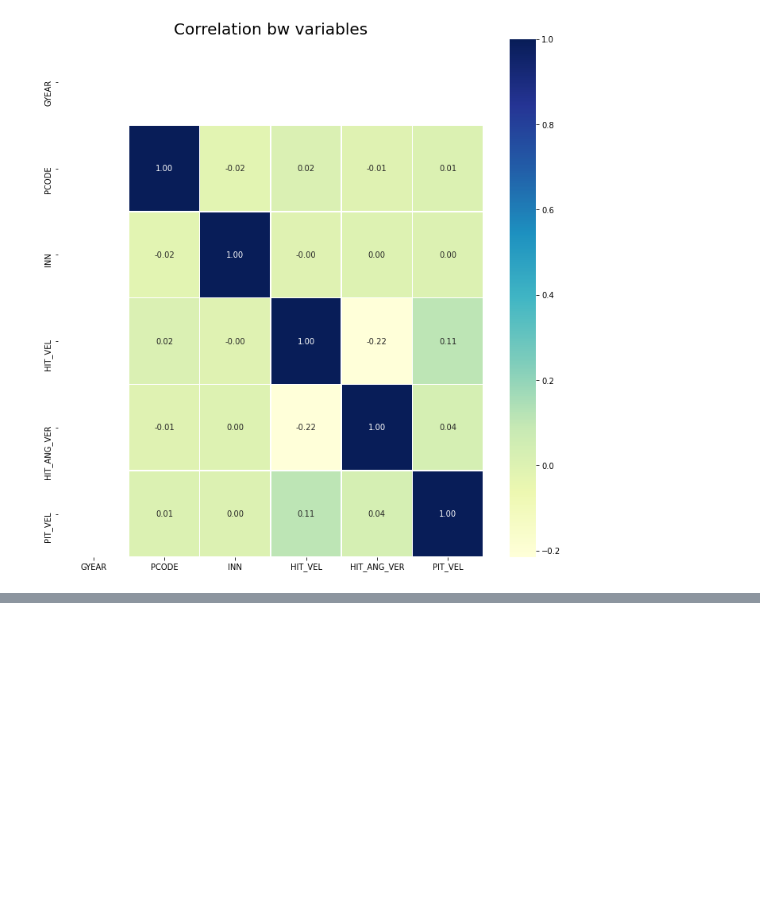
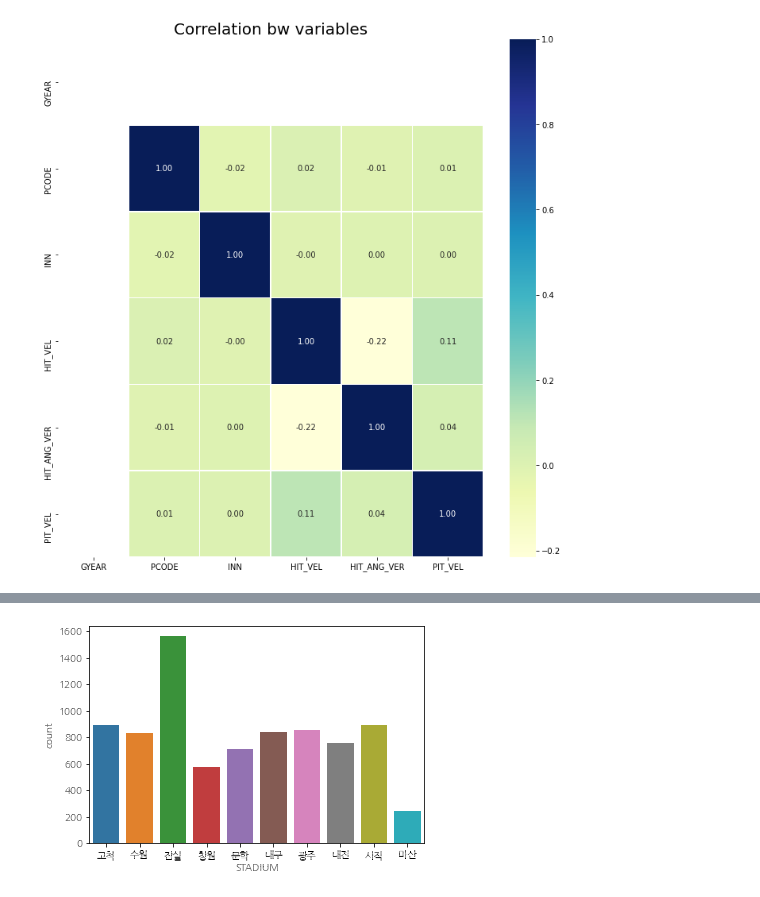
Before and after one commit to KimGriezmann/Bigcontest_2021, a Jupyter notebook: working_space_JaeHong/EDA_hts.ipynb, the cells around one changed output, grey strips where cells are left out. Cells and saved outputs as stored; diff of their text form; code cells hidden in the pictures; blank space fills up the shorter version.

```diff
--- a/working_space_JaeHong/EDA_hts.ipynb
+++ b/working_space_JaeHong/EDA_hts.ipynb
@@ -104,0 +158,6 @@ plt.show()
+# %%
+#구장별 2루타 생산
+sns.countplot(x='STADIUM', data=two_hts)
+plt.show()
+# %% [output]
+[figure, added]
```
Also changed, not shown: parts of 21 cells of this notebook.
